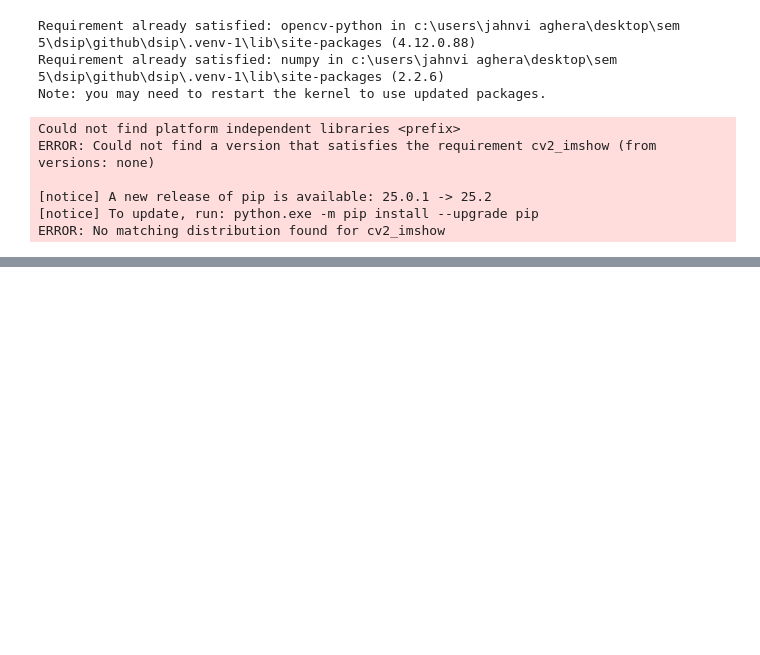
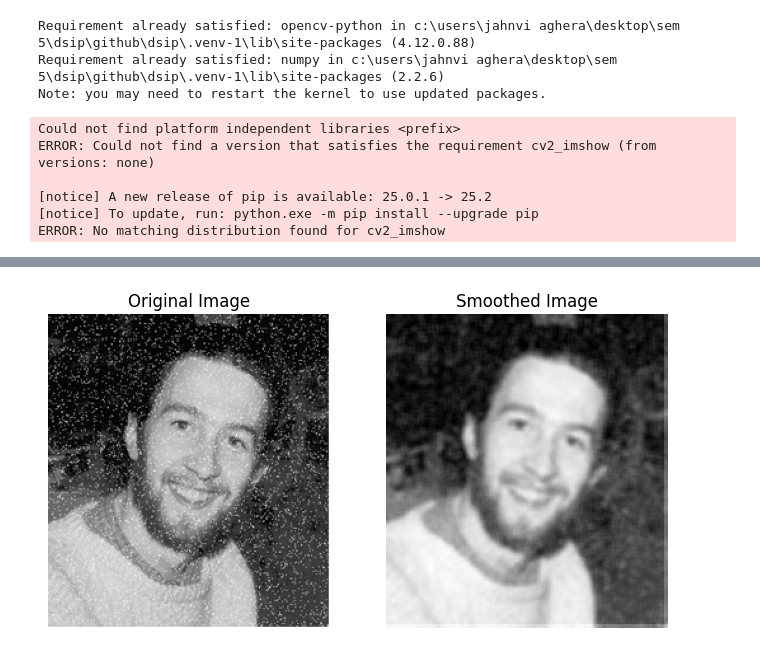
Before and after one commit to JahnviAghera/DSIP, a Jupyter notebook: spatial_filter.ipynb, the cells around one changed output, grey strips where cells are left out. Drawn from its saved outputs; the diff is of its cells as text; code cells hidden in the pictures; blank space fills up the shorter version.

```diff
--- a/spatial_filter.ipynb
+++ b/spatial_filter.ipynb
@@ -59,0 +57,26 @@ plt.show()
+# %%
+# Define the size of the Averaging filter kernel
+kernel_size = (5, 5)  # You can adjust the size based on the desired smoothing level
+
+# Create the Averaging filter kernel
+kernel = np.ones(kernel_size, dtype=np.float32) / (kernel_size[0] * kernel_size[1])
+
+# Apply the Averaging filter for smoothing
+smoothed_image = cv2.filter2D(image, -1, kernel)
+# Display the smoothed image
+import matplotlib.pyplot as plt
+
+plt.figure(figsize=(8, 8))
+plt.subplot(1, 2, 1)
+plt.imshow(image, cmap='gray')
+plt.title('Original Image')
+plt.axis('off')
+
+plt.subplot(1, 2, 2)
+plt.imshow(smoothed_image, cmap='gray')
+plt.title('Smoothed Image')
+plt.axis('off')
+
+plt.show()
+# %% [output]
+[figure, added]
```
Also changed, not shown: parts of 3 cells of this notebook, 24 other files.
